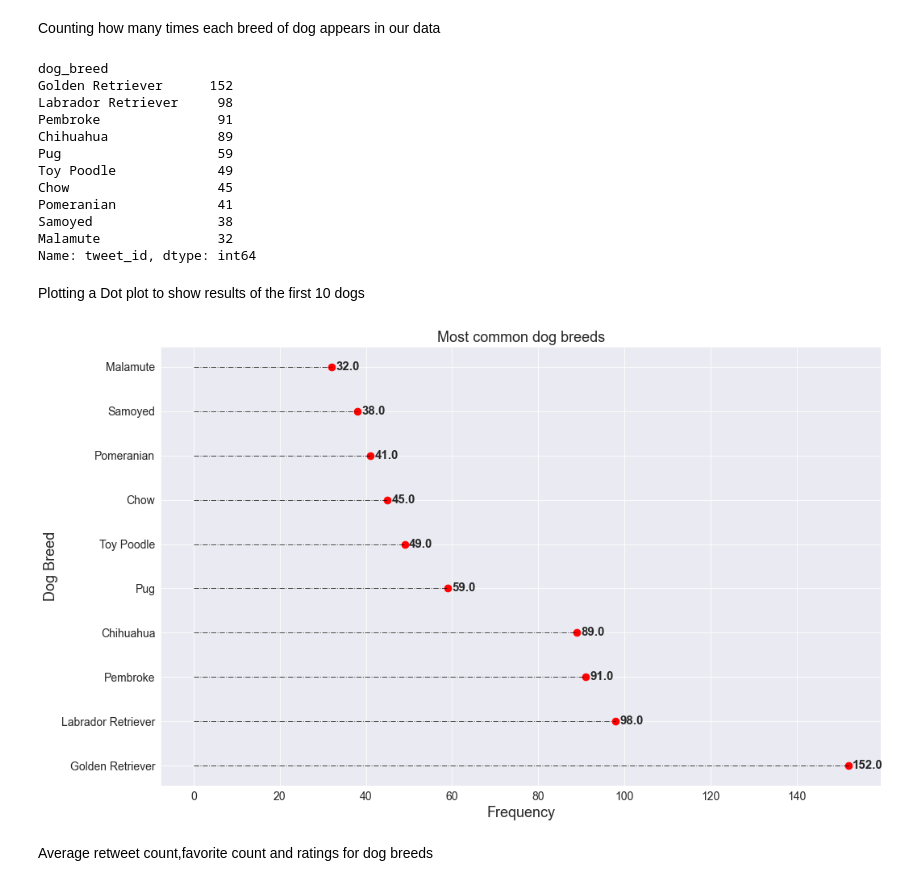
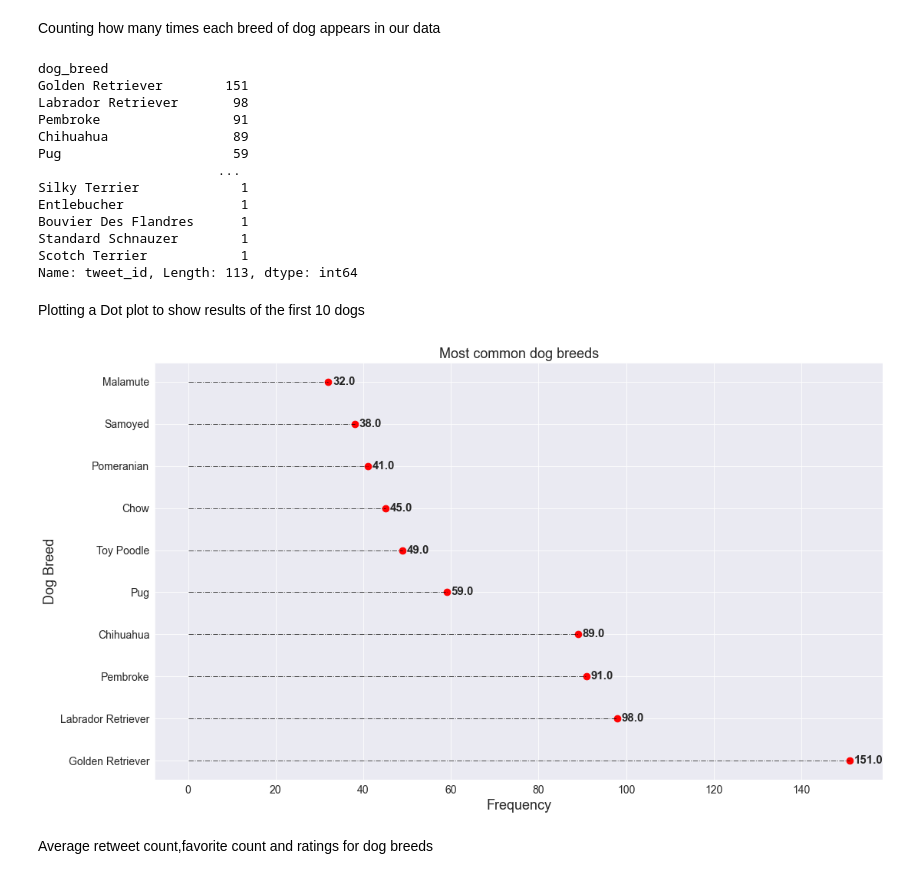
Before and after one commit to Tobi-David/Analyse-welovedogs-twitter-posts, a Jupyter notebook: wrangle_act.ipynb, the cells around one changed output. Drawn from its saved outputs; the diff is of its cells as text; code cells hidden in the pictures.

```diff
--- a/wrangle_act.ipynb
+++ b/wrangle_act.ipynb
@@ -64,3 +74,5 @@ image_predictions = pd.read_csv('image-predictions.tsv',sep = '\t')
+# %%
+image_predictions = pd.read_csv('image_predictions.tsv',sep = '\t')
 # %% [markdown]
 Getting Twitter API's access_token and access_secret <br>
 The consumer_key and secret are hidden to comply with Twitter's API terms and conditions
@@ -83,18 +95,18 @@ id = tweets.tweet_id.values
 # %% [markdown]
 Query Twitter API for each tweet in the Twitter archive and save JSON in a text file
 # %%
-fails = []
-count = 1
-with open('tweet-json.txt', 'w') as writefile:
-    for x in id:
-        print(str(count)+ ': ' + str(x))
-        count += 1
-        try:
-            tweet = api.get_status(x, tweet_mode = 'extended')
-            print('success')
-            json.dump(tweet._json, writefile)
-            writefile.write('\n')
-        except tweepy.TweepError as error:
-            print('fail')
-            fails.append(str(x) + ': ' + str(error))
-            pass
+#fails = []
+#count = 1
+#with open('tweet-json.txt', 'w') as writefile:
+    #for x in id:
+        #print(str(count)+ ': ' + str(x))
+        #count += 1
+        #try:
+            #tweet = api.get_status(x, tweet_mode = 'extended')
+            #print('success')
+            #json.dump(tweet._json, writefile)
+            #writefile.write('\n')
+        #except tweepy.TweepError as error:
+            #print('fail')
+            #fails.append(str(x) + ': ' + str(error))
+            #pass
@@ -108,18 +117,15 @@ tweet_info = pd.DataFrame()
 i_d = []
 favorite_count = []
 retweet_count = []
-followers = []
 with open('tweet-json.txt', 'r') as json_data:
     for x in json_data:
         data = json.loads(x)
         i_d.append(data.get('id'))
         favorite_count.append(data.get('favorite_count'))
         retweet_count.append(data.get('retweet_count'))
-        followers.append(data.get('user').get('followers_count'))
 # %% [markdown]
 Writing the data into a dataframe called `tweet_info`
 # %%
 tweet_info['tweet_id'] = i_d
 tweet_info['favorite_count'] = favorite_count
 tweet_info['retweet_count'] = retweet_count
-tweet_info['followers_count'] = followers
@@ -984,36 +1046,39 @@ Counting how many times each breed of dog appears in our data
 # %%
 common_breeds = master_df.groupby(['dog_breed']).count()['tweet_id'].sort_values(ascending=False)
 # %%
-common_breeds.head(10)
+common_breeds
 # %% [output]
 dog_breed
-Golden Retriever      152
-Labrador Retriever     98
-Pembroke               91
-Chihuahua              89
-Pug                    59
-Toy Poodle             49
-Chow                   45
-Pomeranian             41
-Samoyed                38
-Malamute               32
-Name: tweet_id, dtype: int64
+Golden Retriever        151
+Labrador Retriever       98
+Pembroke                 91
+Chihuahua                89
+Pug                      59
+                       ...
+Silky Terrier             1
+Entlebucher               1
+Bouvier Des Flandres      1
+Standard Schnauzer        1
+Scotch Terrier            1
+Name: tweet_id, Length: 113, dtype: int64
 # %% [markdown]
 Plotting a Dot plot to show results of the first 10 dogs
 # %%
 sns.set_style('darkgrid')
-fig, ax = plt.subplots(figsize=(16,10))
+fig, ax = plt.subplots(figsize=(17,10))
 ax.hlines(y=common_breeds[:10].index, xmin=0, xmax=[common_breeds[:10]], color='black', alpha=0.7, linewidth=1, linestyles='dashdot')
 ax.scatter(y=common_breeds[:10].index, x=common_breeds[:10], s=75, color='red')
 plt.title('Most common dog breeds',fontsize= 18)
 plt.xlabel('Frequency', fontsize = 18)
 plt.ylabel('Dog Breed', fontsize = 18)
 plt.xticks(fontsize= 14)
 plt.yticks(fontsize= 14);
 for i, val in enumerate(common_breeds[:10].values):
     plt.text(val+1, i, float(val), horizontalalignment='left', verticalalignment='center', fontdict={'fontweight':600, 'size':15})
+
+plt.savefig('visualizations/most common dog breeds.jpg')
 # %% [output]
-[figure, old version]
+[figure, new version]
 # %% [markdown]
 Average retweet count,favorite count and ratings for dog breeds
 # %%
```
Also changed, not shown: parts of 52 cells of this notebook, 5 other files.
